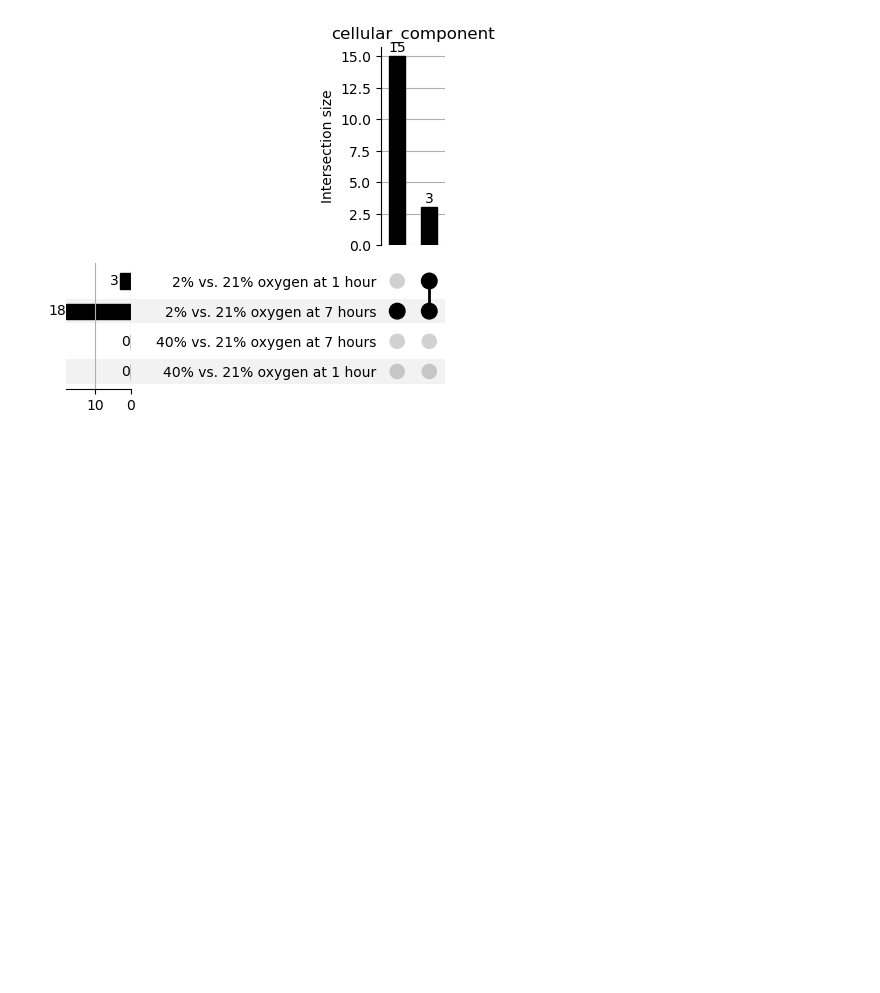
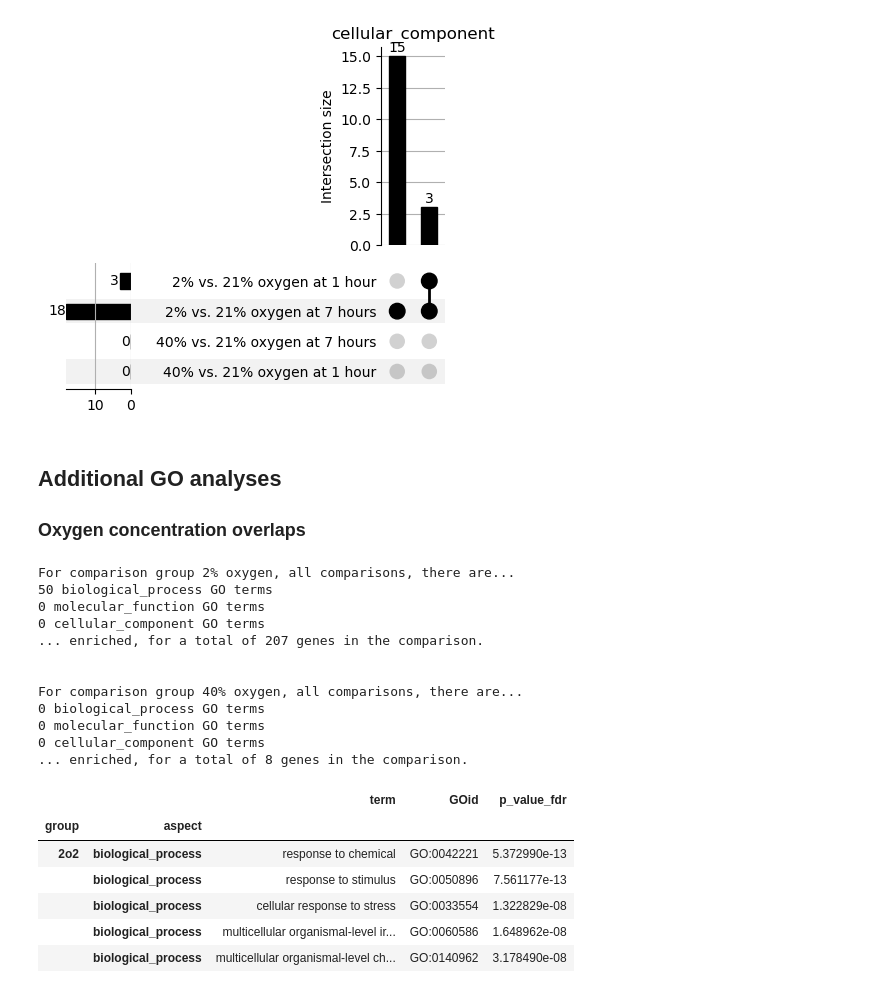
Before and after one commit to serenalotreck/photorespiration-omics, a Jupyter notebook: notebooks/go_terms_DEGs.ipynb, the cells around one changed output. Saved outputs shown, nothing was run; the diff lists cells and outputs as text; code cells hidden in the pictures; blank space fills up the shorter version.

```diff
--- a/notebooks/go_terms_DEGs.ipynb
+++ b/notebooks/go_terms_DEGs.ipynb
@@ -198,3 +198,54 @@ plot_go_enrichment_overlaps(go_enrich_o2, conditions_semantic)
 [figure]
 [figure]
 [figure]
+# %% [markdown]
+## Additional GO analyses
+### Oxygen concentration overlaps
+# %%
+all_o2_comps = {}
+with open('../data/gene_lists/2o2_all_comps_overlaps_gene_list.txt') as f:
+    all_o2_comps['2o2'] = [l.strip() for l in f.readlines()]
+with open('../data/gene_lists/40o2_all_comps_overlaps_gene_list.txt') as f:
+    all_o2_comps['40o2'] = [l.strip() for l in f.readlines()]
+# %%
+o2_enrichments = defaultdict(dict)
+for comp, genes in tqdm(all_o2_comps.items()):
+    gene_list = ','.join(genes)
+    enriches = {}
+    for go_name, go_set in {
+                            'GO%3A0008150': 'biological_process',
+                            'GO%3A0003674': 'molecular_function',
+                            'GO%3A0005575': 'cellular_component'
+                            }.items():
+        enrich_query = f'https://pantherdb.org/services/oai/pantherdb/enrich/overrep?geneInputList={gene_list}&organism=3702&annotDataSet={go_name}&enrichmentTestType=FISHER&correction=FDR'
+        result_json = getPANTHER(enrich_query)
+        enriches[go_set] = result_json
+    o2_enrichments[comp] = enriches
+# %%
+o2_conditions_semantic = {
+    '2o2': '2% oxygen, all comparisons',
+    '40o2': '40% oxygen, all comparisons'
+}
+# %%
+o2_go_enrichment_data = processGOenrichments(o2_enrichments, all_o2_comps, o2_conditions_semantic)
+o2_go_enrichment_data.head()
+# %% [output]
+For comparison group 2% oxygen, all comparisons, there are...
+50 biological_process GO terms
+0 molecular_function GO terms
+0 cellular_component GO terms
+... enriched, for a total of 207 genes in the comparison.
+
+
+For comparison group 40% oxygen, all comparisons, there are...
+0 biological_process GO terms
+0 molecular_function GO terms
+0 cellular_component GO terms
+... enriched, for a total of 8 genes in the comparison.
+|  |  | term | GOid | p_value_fdr |
+| group | aspect |  |  |  |
+| 2o2 | biological_process | response to chemical | GO:0042221 | 5.372990e-13 |
+|  | biological_process | response to stimulus | GO:0050896 | 7.561177e-13 |
+|  | biological_process | cellular response to stress | GO:0033554 | 1.322829e-08 |
+|  | biological_process | multicellular organismal-level ir... | GO:0060586 | 1.648962e-08 |
+|  | biological_process | multicellular organismal-level ch... | GO:0140962 | 3.178490e-08 |
```
Also changed, not shown: parts of 1 cell of this notebook, 5 other files.
